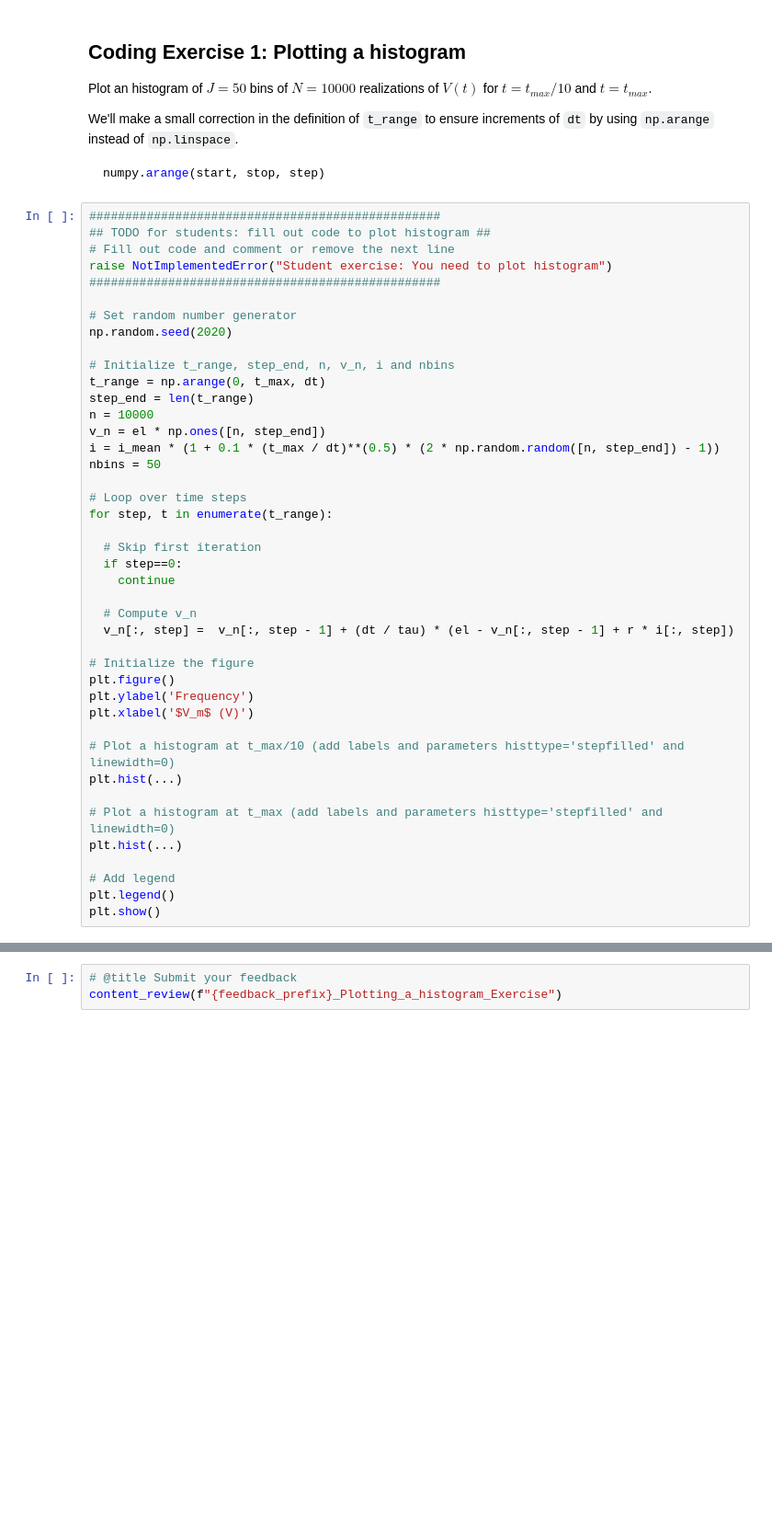
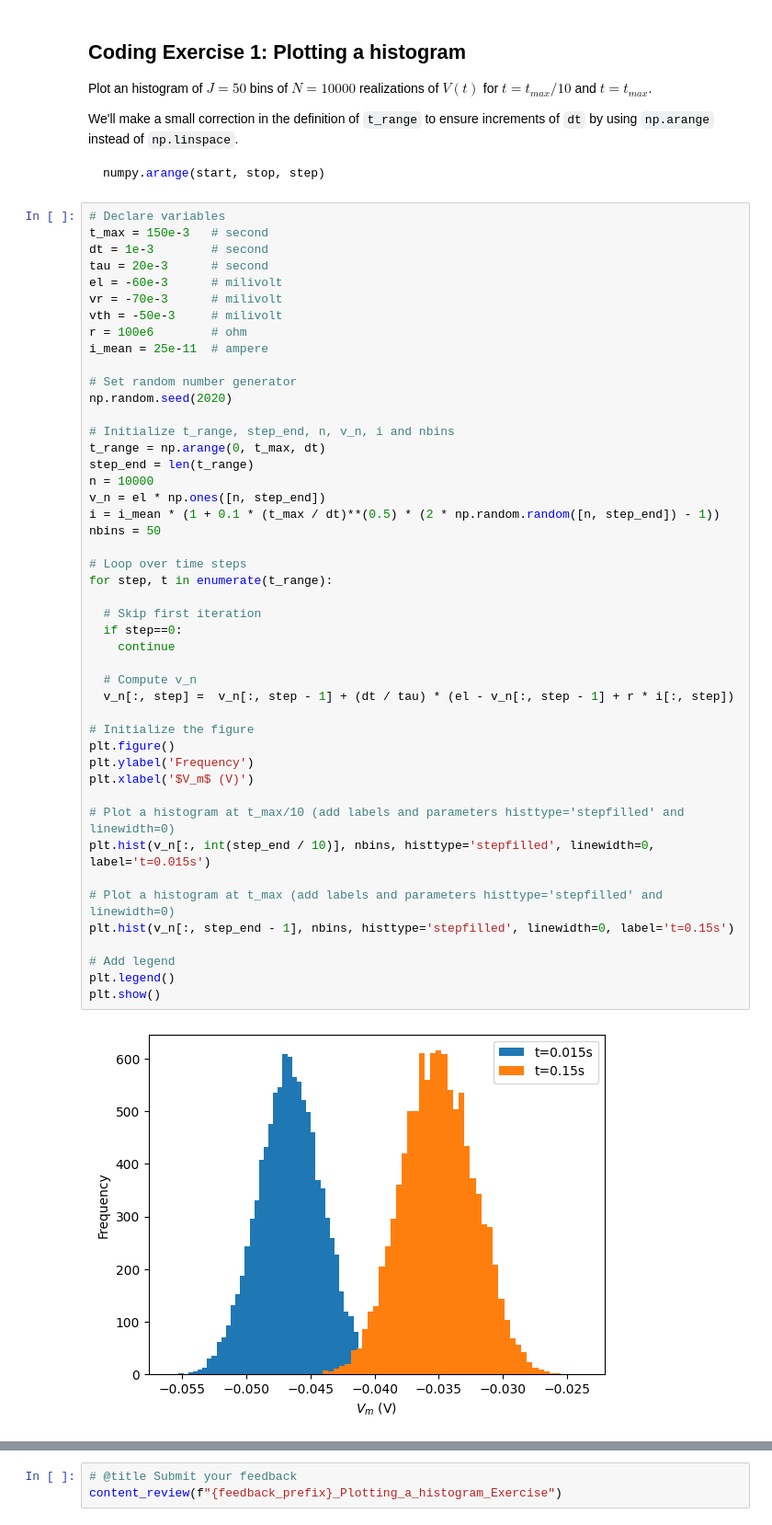
Before and after one commit to earth2k4t/Comp-Neuro, a Jupyter notebook: tutorials/W0D2_PythonWorkshop2/student/W0D2_Tutorial1.ipynb, the cells around one changed output, grey strips where cells are left out. Shown at 92% size. Saved outputs shown, nothing was run; the diff lists cells and outputs as text; blank space fills up the shorter version.

````diff
--- a/tutorials/W0D2_PythonWorkshop2/student/W0D2_Tutorial1.ipynb
+++ b/tutorials/W0D2_PythonWorkshop2/student/W0D2_Tutorial1.ipynb
@@ -269,11 +271,15 @@ We'll make a small correction in the definition of `t_range` to ensure increment
 numpy.arange(start, stop, step)
 ```
 # %%
-#################################################
-## TODO for students: fill out code to plot histogram ##
-# Fill out code and comment or remove the next line
-raise NotImplementedError("Student exercise: You need to plot histogram")
-#################################################
+# Declare variables
+t_max = 150e-3   # second
+dt = 1e-3        # second
+tau = 20e-3      # second
+el = -60e-3      # milivolt
+vr = -70e-3      # milivolt
+vth = -50e-3     # milivolt
+r = 100e6        # ohm
+i_mean = 25e-11  # ampere
 
 # Set random number generator
 np.random.seed(2020)
@@ -281,35 +287,37 @@ np.random.seed(2020)
 # Initialize t_range, step_end, n, v_n, i and nbins
 t_range = np.arange(0, t_max, dt)
 step_end = len(t_range)
 n = 10000
 v_n = el * np.ones([n, step_end])
 i = i_mean * (1 + 0.1 * (t_max / dt)**(0.5) * (2 * np.random.random([n, step_end]) - 1))
 nbins = 50
 
 # Loop over time steps
 for step, t in enumerate(t_range):
 
   # Skip first iteration
   if step==0:
     continue
 
   # Compute v_n
   v_n[:, step] =  v_n[:, step - 1] + (dt / tau) * (el - v_n[:, step - 1] + r * i[:, step])
 
 # Initialize the figure
 plt.figure()
 plt.ylabel('Frequency')
 plt.xlabel('$V_m$ (V)')
 
 # Plot a histogram at t_max/10 (add labels and parameters histtype='stepfilled' and linewidth=0)
-plt.hist(...)
+plt.hist(v_n[:, int(step_end / 10)], nbins, histtype='stepfilled', linewidth=0, label='t=0.015s')
 
 # Plot a histogram at t_max (add labels and parameters histtype='stepfilled' and linewidth=0)
-plt.hist(...)
+plt.hist(v_n[:, step_end - 1], nbins, histtype='stepfilled', linewidth=0, label='t=0.15s')
 
 # Add legend
 plt.legend()
 plt.show()
+# %% [output]
+[figure, added]
 # %% [markdown]
 [*Click for solution*](https://github.com/NeuromatchAcademy/precourse/tree/main/tutorials/W0D2_PythonWorkshop2/solutions/W0D2_Tutorial1_Solution_c135b57a.py)
 
````
Also changed, not shown: parts of 4 cells of this notebook.
